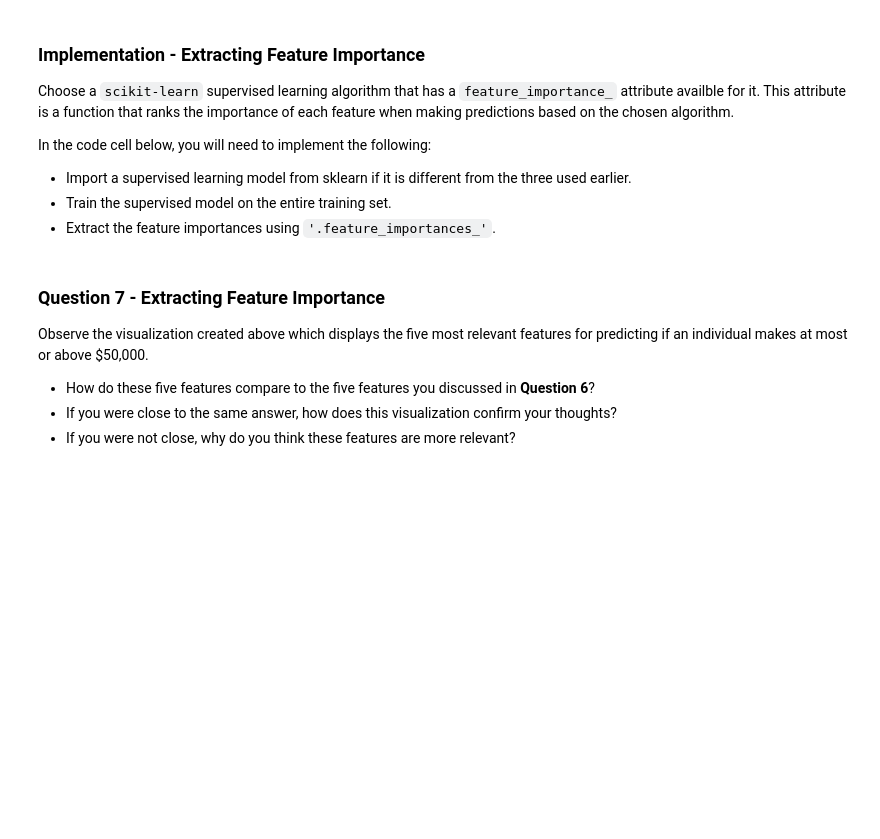
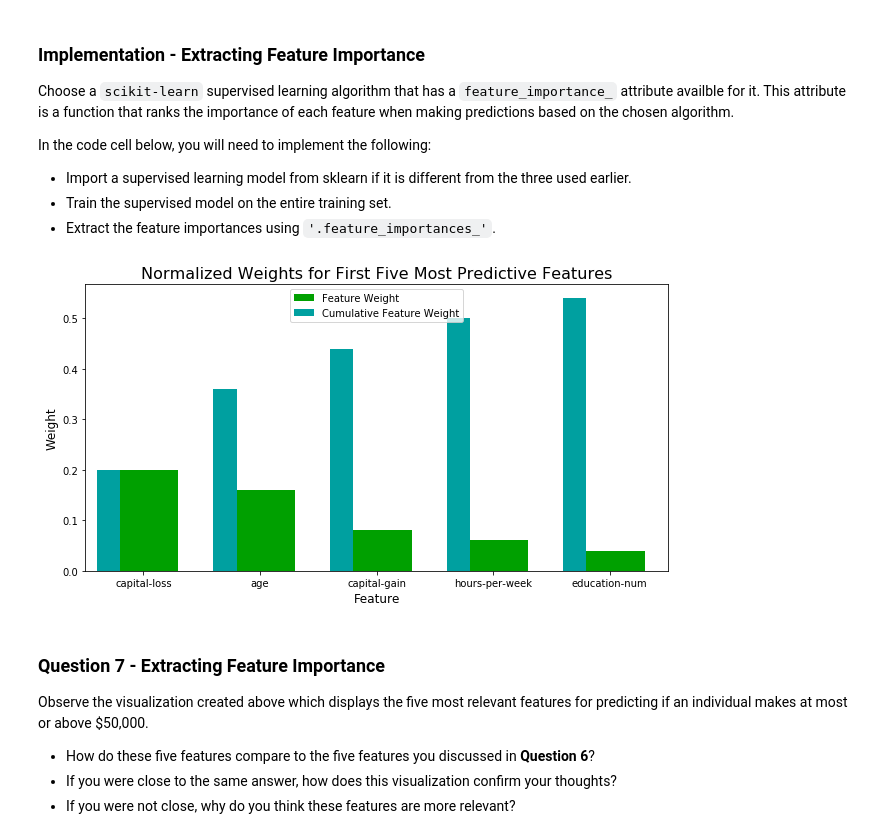
Before and after one commit to andrade-marco/finding-donors, a Jupyter notebook: finding_donors.ipynb, the cells around one changed output. Drawn from its saved outputs; the diff is of its cells as text; code cells hidden in the pictures; blank space fills up the shorter version.

```diff
--- a/finding_donors.ipynb
+++ b/finding_donors.ipynb
@@ -630,17 +632,19 @@ In the code cell below, you will need to implement the following:
  - Train the supervised model on the entire training set.
  - Extract the feature importances using `'.feature_importances_'`.
 # %%
-# TODO: Import a supervised learning model that has 'feature_importances_'
+# Import a supervised learning model that has 'feature_importances_'
+# Note: already using AdaBoost model, which has 'feature_importances_'
 
-
-# TODO: Train the supervised model on the training set using .fit(X_train, y_train)
-model = None
+# Train the supervised model on the training set using .fit(X_train, y_train)
+model = clf.fit(X_train, y_train)
 
 # TODO: Extract the feature importances using .feature_importances_
-importances = None
+importances = model.feature_importances_
 
 # Plot
 vs.feature_plot(importances, X_train, y_train)
+# %% [output]
+[figure, added]
 # %% [markdown]
 ### Question 7 - Extracting Feature Importance
 
```
Also changed, not shown: parts of 9 cells of this notebook.
